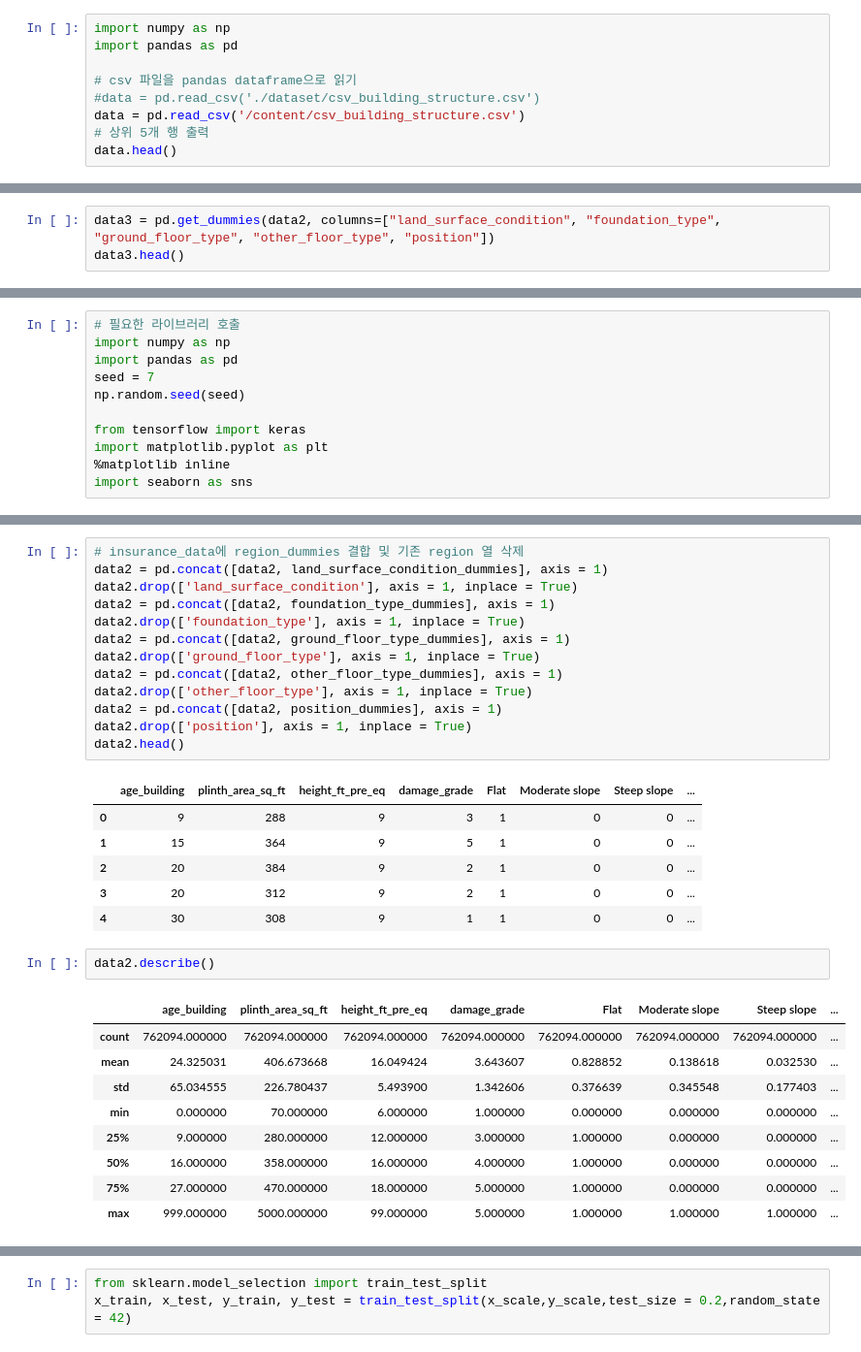
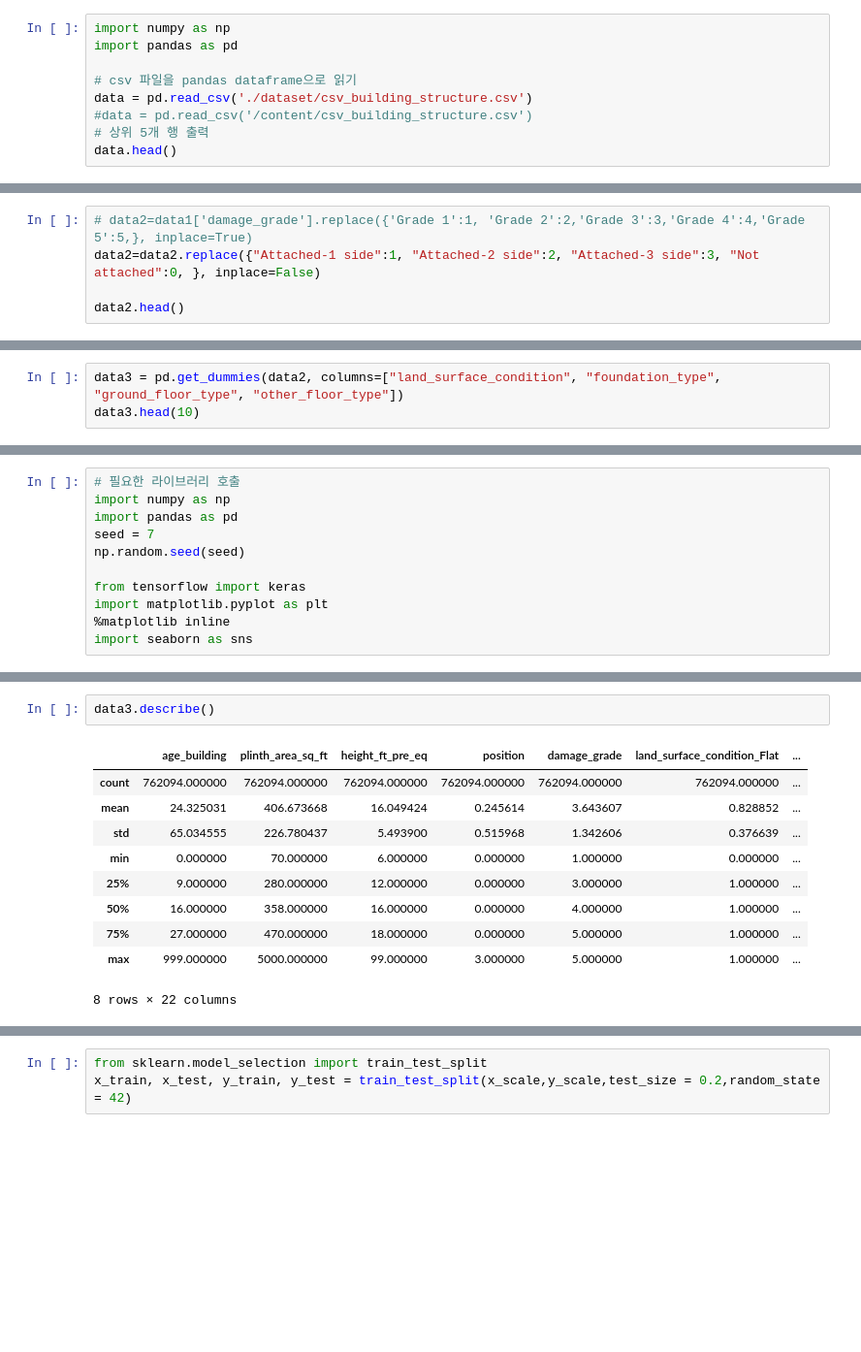
Before and after one commit to rivkms/2021atp_Earthquake-Damage, a Jupyter notebook: main.ipynb, the cells around one changed output, grey strips where cells are left out. Shown at 97% size. Cells and saved outputs as stored; diff of their text form; blank space fills up the shorter version.

```diff
--- a/main.ipynb
+++ b/main.ipynb
@@ -52,8 +56,8 @@ import numpy as np
 import pandas as pd
 
 # csv 파일을 pandas dataframe으로 읽기
-#data = pd.read_csv('./dataset/csv_building_structure.csv')
-data = pd.read_csv('/content/csv_building_structure.csv')
+data = pd.read_csv('./dataset/csv_building_structure.csv')
+#data = pd.read_csv('/content/csv_building_structure.csv')
 # 상위 5개 행 출력
 data.head()
 # %% [output]
@@ -240,0 +253,5 @@ data2.head()
+# %%
+# data2=data1['damage_grade'].replace({'Grade 1':1, 'Grade 2':2,'Grade 3':3,'Grade 4':4,'Grade 5':5,}, inplace=True)
+data2=data2.replace({"Attached-1 side":1, "Attached-2 side":2, "Attached-3 side":3, "Not attached":0, }, inplace=False)
+
+data2.head()
@@ -290,4 +315,4 @@ Name: land_surface_condition, dtype: object
 # %%
-data3 = pd.get_dummies(data2, columns=["land_surface_condition", "foundation_type", "ground_floor_type", "other_floor_type", "position"])
-data3.head()
+data3 = pd.get_dummies(data2, columns=["land_surface_condition", "foundation_type", "ground_floor_type", "other_floor_type"])
+data3.head(10)
 # %% [output]
@@ -405,32 +418,13 @@ data2.head()
-# %%
-# insurance_data에 region_dummies 결합 및 기존 region 열 삭제
-data2 = pd.concat([data2, land_surface_condition_dummies], axis = 1)
-data2.drop(['land_surface_condition'], axis = 1, inplace = True)
-data2 = pd.concat([data2, foundation_type_dummies], axis = 1)
-data2.drop(['foundation_type'], axis = 1, inplace = True)
-data2 = pd.concat([data2, ground_floor_type_dummies], axis = 1)
-data2.drop(['ground_floor_type'], axis = 1, inplace = True)
-data2 = pd.concat([data2, other_floor_type_dummies], axis = 1)
-data2.drop(['other_floor_type'], axis = 1, inplace = True)
-data2 = pd.concat([data2, position_dummies], axis = 1)
-data2.drop(['position'], axis = 1, inplace = True)
-data2.head()
-# %% [output]
-|  | age_building | plinth_area_sq_ft | height_ft_pre_eq | damage_grade | Flat | Moderate slope | Steep slope | ... |
-| 0 | 9 | 288 | 9 | 3 | 1 | 0 | 0 | ... |
-| 1 | 15 | 364 | 9 | 5 | 1 | 0 | 0 | ... |
-| 2 | 20 | 384 | 9 | 2 | 1 | 0 | 0 | ... |
-| 3 | 20 | 312 | 9 | 2 | 1 | 0 | 0 | ... |
-| 4 | 30 | 308 | 9 | 1 | 1 | 0 | 0 | ... |
 # %%
-data2.describe()
+data3.describe()
 # %% [output]
-|  | age_building | plinth_area_sq_ft | height_ft_pre_eq | damage_grade | Flat | Moderate slope | Steep slope | ... |
-| count | 762094.000000 | 762094.000000 | 762094.000000 | 762094.000000 | 762094.000000 | 762094.000000 | 762094.000000 | ... |
-| mean | 24.325031 | 406.673668 | 16.049424 | 3.643607 | 0.828852 | 0.138618 | 0.032530 | ... |
-| std | 65.034555 | 226.780437 | 5.493900 | 1.342606 | 0.376639 | 0.345548 | 0.177403 | ... |
-| min | 0.000000 | 70.000000 | 6.000000 | 1.000000 | 0.000000 | 0.000000 | 0.000000 | ... |
-| 25% | 9.000000 | 280.000000 | 12.000000 | 3.000000 | 1.000000 | 0.000000 | 0.000000 | ... |
-| 50% | 16.000000 | 358.000000 | 16.000000 | 4.000000 | 1.000000 | 0.000000 | 0.000000 | ... |
-| 75% | 27.000000 | 470.000000 | 18.000000 | 5.000000 | 1.000000 | 0.000000 | 0.000000 | ... |
-| max | 999.000000 | 5000.000000 | 99.000000 | 5.000000 | 1.000000 | 1.000000 | 1.000000 | ... |
+|  | age_building | plinth_area_sq_ft | height_ft_pre_eq | position | damage_grade | land_surface_condition_Flat | ... |
+| count | 762094.000000 | 762094.000000 | 762094.000000 | 762094.000000 | 762094.000000 | 762094.000000 | ... |
+| mean | 24.325031 | 406.673668 | 16.049424 | 0.245614 | 3.643607 | 0.828852 | ... |
+| std | 65.034555 | 226.780437 | 5.493900 | 0.515968 | 1.342606 | 0.376639 | ... |
+| min | 0.000000 | 70.000000 | 6.000000 | 0.000000 | 1.000000 | 0.000000 | ... |
+| 25% | 9.000000 | 280.000000 | 12.000000 | 0.000000 | 3.000000 | 1.000000 | ... |
+| 50% | 16.000000 | 358.000000 | 16.000000 | 0.000000 | 4.000000 | 1.000000 | ... |
+| 75% | 27.000000 | 470.000000 | 18.000000 | 0.000000 | 5.000000 | 1.000000 | ... |
+| max | 999.000000 | 5000.000000 | 99.000000 | 3.000000 | 5.000000 | 1.000000 | ... |
+8 rows × 22 columns
```
Also changed, not shown: parts of 35 cells of this notebook.
